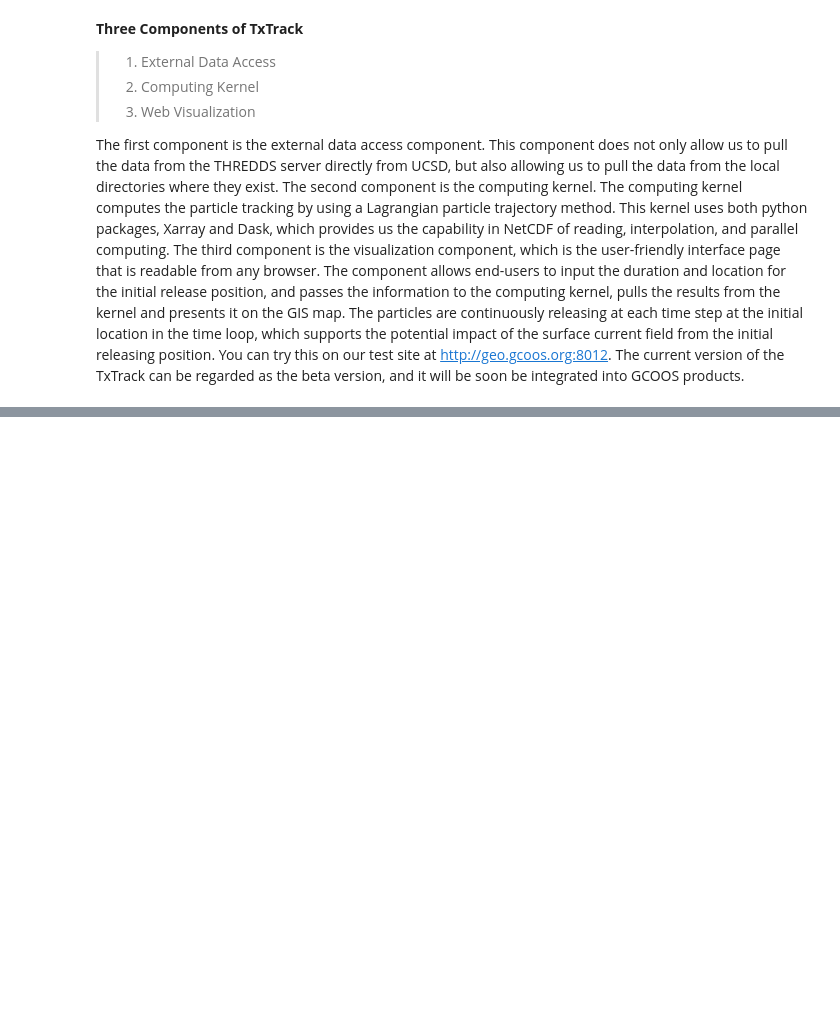
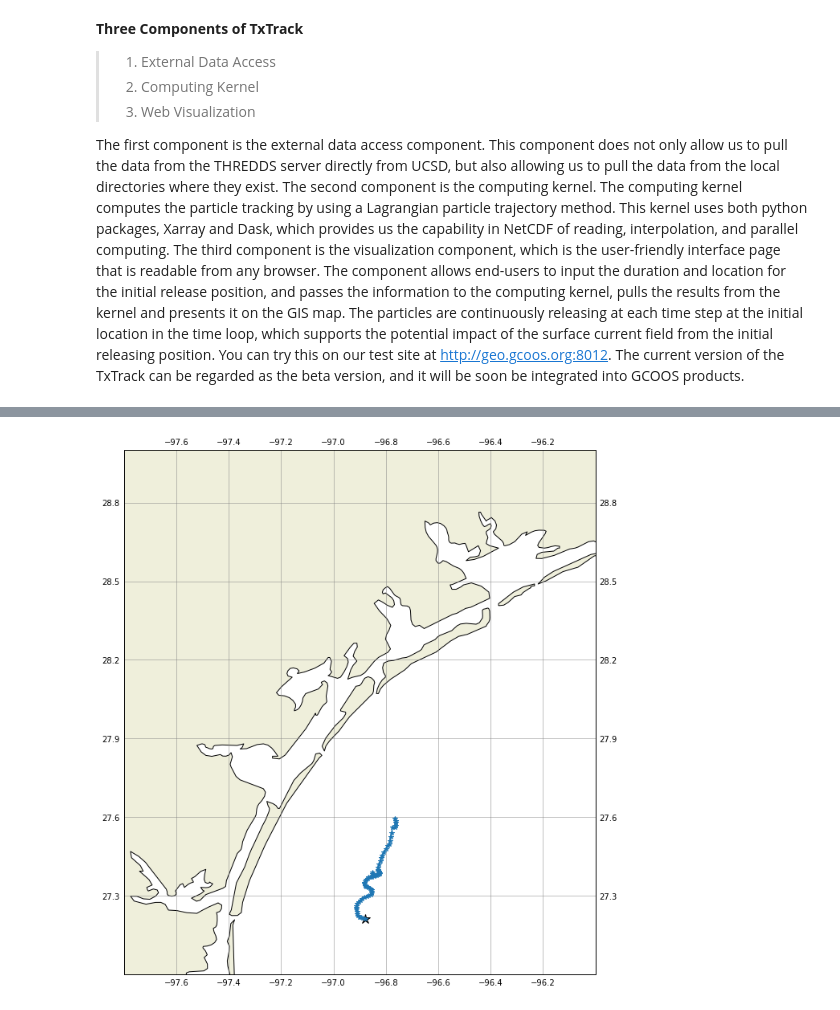
Before and after one commit to cyhsu/TxTrack, a Jupyter notebook: notebook/TxTrack.ipynb, the cells around one changed output, grey strips where cells are left out. Saved outputs shown, nothing was run; the diff lists cells and outputs as text; code cells hidden in the pictures; blank space fills up the shorter version.

```diff
--- a/notebook/TxTrack.ipynb
+++ b/notebook/TxTrack.ipynb
@@ -54,6 +75,6 @@ start_time = '2019-07-01'
 end_time  = '2019-07-03'
 init_lat, init_lon = 27.21, -96.88
 
-cls = fetch(init_lon, init_lon,start_time,end_time)
+cls = fetch(init_lon, init_lat,start_time,end_time)
 json01 = cls.json()[0]
-print(json01.keys())
+# print('\n',json01.keys())
@@ -64,18 +104,19 @@ print(lat)
 # %%
 fig, axes = plt.subplots(ncols=1,nrows=1,
                          figsize=(15,12),
                          subplot_kw=dict(projection=ccrs.PlateCarree()))
-
+axes.set_ylim([27.0,29.0]); axes.set_xlim([-97.8,-96.0])
 axes.add_feature(cf.LAND.with_scale('10m'))
-axes.add_feature(cf.OCEAN.with_scale('10m'))
+# axes.add_feature(cf.OCEAN.with_scale('50m'))
 axes.add_feature(cf.STATES.with_scale('10m'),
                  linestyle='-',lw=1.0,edgecolor='white')
 axes.add_feature(cf.BORDERS.with_scale('10m'),
                  linestyle='-',lw=2.5,edgecolor='white')
 axes.gridlines(color='gray',alpha=0.6,draw_labels=True)
 axes.coastlines(resolution='10m')
-axes.set_ylim([27.0,29.0])
-axes.set_xlim([-97.8,-96.0])
+
 axes.plot(lon[0],lat[0],'k*',markersize=12)
 axes.plot(lon,lat,'*-')
 plt.show()
+# %% [output]
+[figure, added]
```
Also changed, not shown: parts of 4 cells of this notebook.
